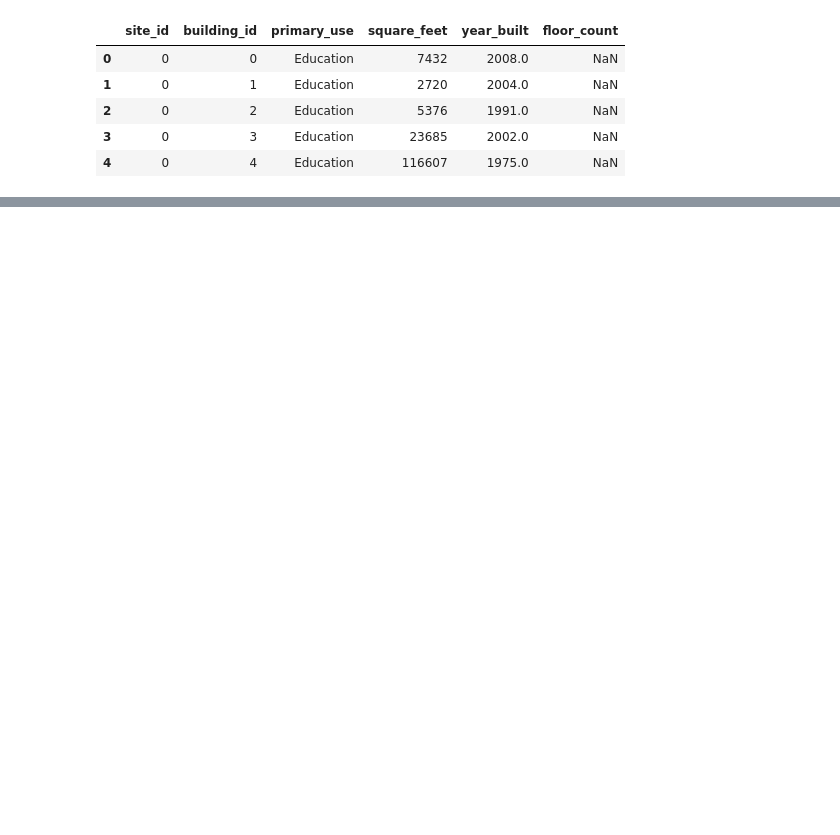
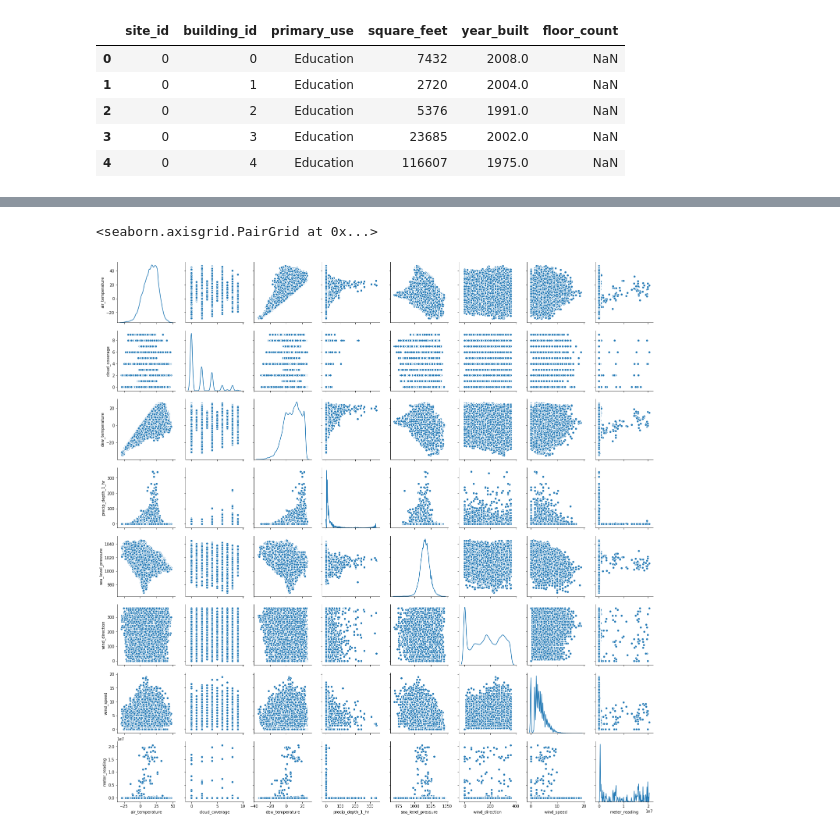
Before and after one commit to ovaisnazir/Master-Thesis, a Jupyter notebook: notebooks/0.0-vcp-draft-experimental.ipynb, the cells around one changed output, grey strips where cells are left out. Saved outputs shown, nothing was run; the diff lists cells and outputs as text; code cells hidden in the pictures; blank space fills up the shorter version.

```diff
--- a/notebooks/0.0-vcp-draft-experimental.ipynb
+++ b/notebooks/0.0-vcp-draft-experimental.ipynb
@@ -88,0 +447,5 @@ train_merged = pd.merge(train, train_join_1, how='inner', on='building_id')
+# %%
+sns.pairplot(df_sample.loc[:, 'air_temperature':], diag_kind='kde')
+# %% [output]
+<seaborn.axisgrid.PairGrid at 0x...>
+[figure, added]
```
Also changed, not shown: parts of 65 cells of this notebook, 3 other files.
